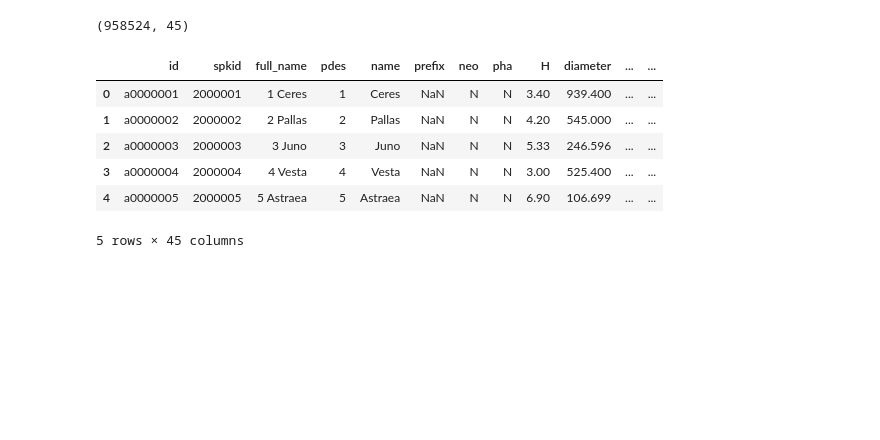
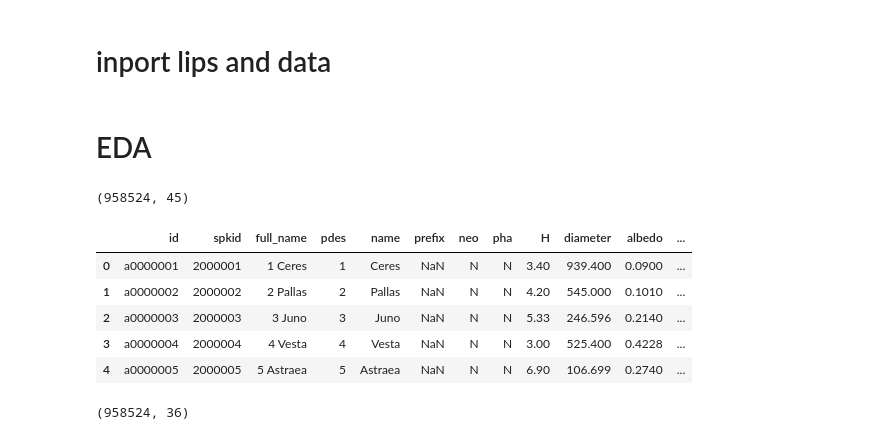
Before and after one commit to Michael-M-William/ML-Final-project, a Jupyter notebook: Final-project.ipynb, the cells around one changed output. Drawn from its saved outputs; the diff is of its cells as text; code cells hidden in the pictures; blank space fills up the shorter version.

```diff
--- a/Final-project.ipynb
+++ b/Final-project.ipynb
@@ -3,3 +126,5 @@
+# %% [markdown]
+# inport lips and data
 # %%
 import pandas as pd
 import numpy as np
@@ -16,14 +186,36 @@ from sklearn.metrics import confusion_matrix
 # %%
 df=pd.read_csv('https://gitlab.com/mirsakhawathossain/pha-ml/-/raw/master/Dataset/dataset.csv')
+# %% [markdown]
+# EDA
 # %%
+RANDOM_STATE = 42
+pd.set_option("display.max_columns", None)
 print(df.shape)
 display(df.head())
 # %% [output]
 (958524, 45)
-|  | id | spkid | full_name | pdes | name | prefix | neo | pha | H | diameter | ... | ... |
-| 0 | a0000001 | 2000001 | 1 Ceres | 1 | Ceres | NaN | N | N | 3.40 | 939.400 | ... | ... |
-| 1 | a0000002 | 2000002 | 2 Pallas | 2 | Pallas | NaN | N | N | 4.20 | 545.000 | ... | ... |
-| 2 | a0000003 | 2000003 | 3 Juno | 3 | Juno | NaN | N | N | 5.33 | 246.596 | ... | ... |
-| 3 | a0000004 | 2000004 | 4 Vesta | 4 | Vesta | NaN | N | N | 3.00 | 525.400 | ... | ... |
-| 4 | a0000005 | 2000005 | 5 Astraea | 5 | Astraea | NaN | N | N | 6.90 | 106.699 | ... | ... |
+|  | id | spkid | full_name | pdes | name | prefix | neo | pha | H | diameter | albedo | ... |
+| 0 | a0000001 | 2000001 | 1 Ceres | 1 | Ceres | NaN | N | N | 3.40 | 939.400 | 0.0900 | ... |
+| 1 | a0000002 | 2000002 | 2 Pallas | 2 | Pallas | NaN | N | N | 4.20 | 545.000 | 0.1010 | ... |
+| 2 | a0000003 | 2000003 | 3 Juno | 3 | Juno | NaN | N | N | 5.33 | 246.596 | 0.2140 | ... |
+| 3 | a0000004 | 2000004 | 4 Vesta | 4 | Vesta | NaN | N | N | 3.00 | 525.400 | 0.4228 | ... |
+| 4 | a0000005 | 2000005 | 5 Astraea | 5 | Astraea | NaN | N | N | 6.90 | 106.699 | 0.2740 | ... |
-5 rows × 45 columns
+# %%
+ID_COLUMNS = [
+    "id",
+    "spkid",
+    "pdes",
+    "name",
+    "full_name",
+    "orbit_id",
+    "epoch_cal",
+    "prefix",
+    "class"]
+existing_id_columns = [
+    col for col in ID_COLUMNS
+    if col in df.columns]
+
+df = df.drop( columns=existing_id_columns)
+print(df.shape)
+# %% [output]
+(958524, 36)
```
Also changed, not shown: parts of 9 cells of this notebook.
